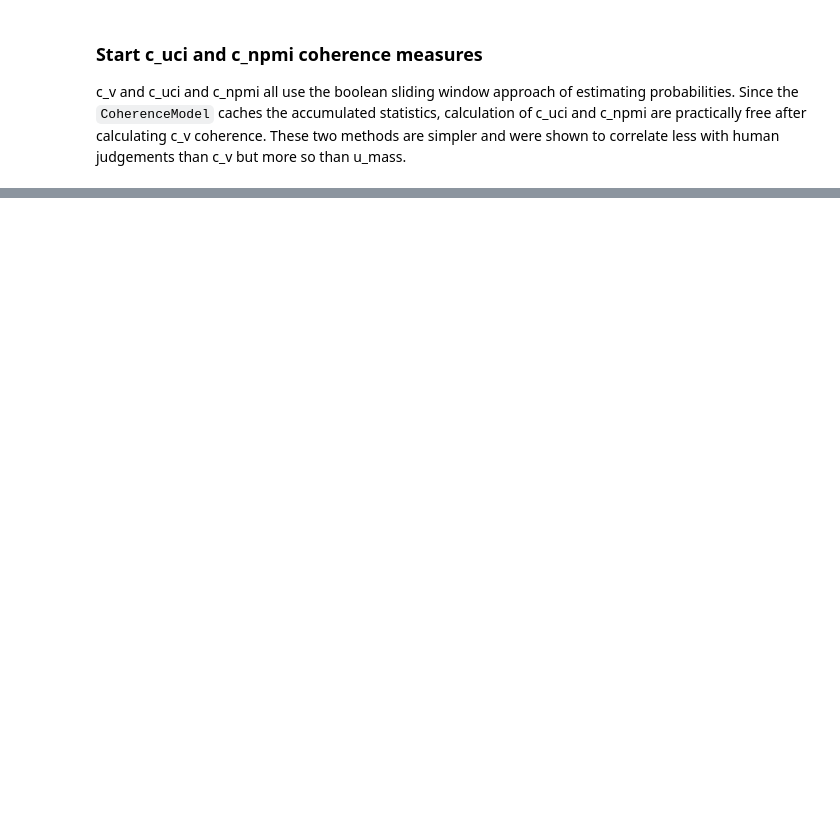
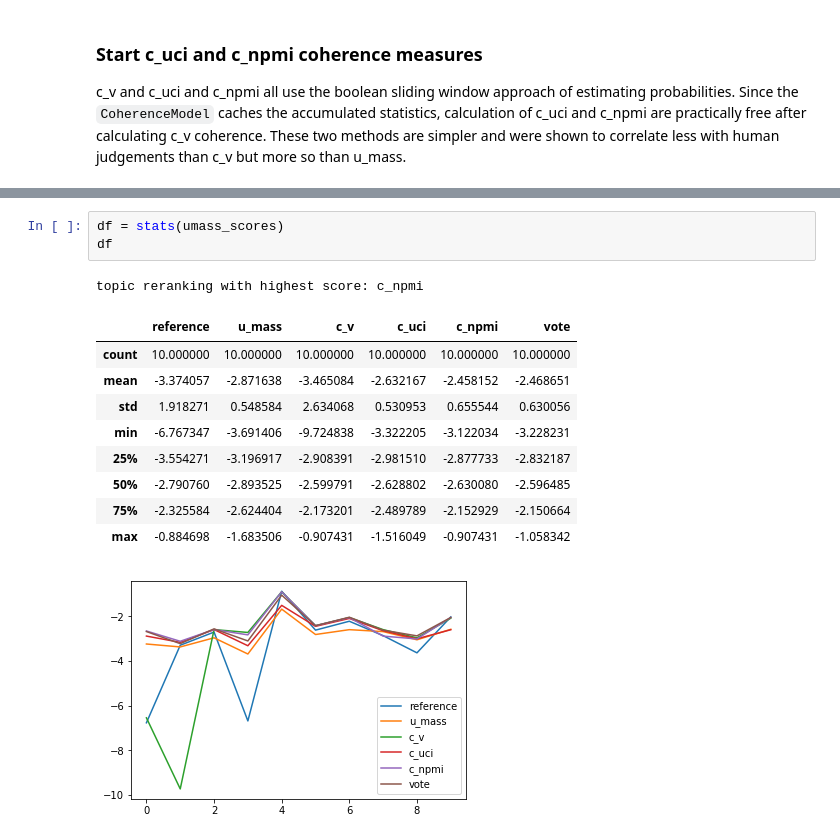
Before and after one commit to andifunke/topic-labeling, a Jupyter notebook: Topic_coherence_experiments.ipynb, the cells around one changed output, grey strips where cells are left out. Drawn from its saved outputs; the diff is of its cells as text; blank space fills up the shorter version.

```diff
--- a/Topic_coherence_experiments.ipynb
+++ b/Topic_coherence_experiments.ipynb
@@ -606,0 +392,15 @@ sum(u_mass)/99, sum(c_v)/99, sum(c_uci)/99, sum(c_npmi)/99
+# %%
+df = stats(umass_scores)
+df
+# %% [output]
+topic reranking with highest score: c_npmi
+|  | reference | u_mass | c_v | c_uci | c_npmi | vote |
+| count | 10.000000 | 10.000000 | 10.000000 | 10.000000 | 10.000000 | 10.000000 |
+| mean | -3.374057 | -2.871638 | -3.465084 | -2.632167 | -2.458152 | -2.468651 |
+| std | 1.918271 | 0.548584 | 2.634068 | 0.530953 | 0.655544 | 0.630056 |
+| min | -6.767347 | -3.691406 | -9.724838 | -3.322205 | -3.122034 | -3.228231 |
+| 25% | -3.554271 | -3.196917 | -2.908391 | -2.981510 | -2.877733 | -2.832187 |
+| 50% | -2.790760 | -2.893525 | -2.599791 | -2.628802 | -2.630080 | -2.596485 |
+| 75% | -2.325584 | -2.624404 | -2.173201 | -2.489789 | -2.152929 | -2.150664 |
+| max | -0.884698 | -1.683506 | -0.907431 | -1.516049 | -0.907431 | -1.058342 |
+[figure, added]
```
Also changed, not shown: parts of 56 cells of this notebook, 2 other files.
